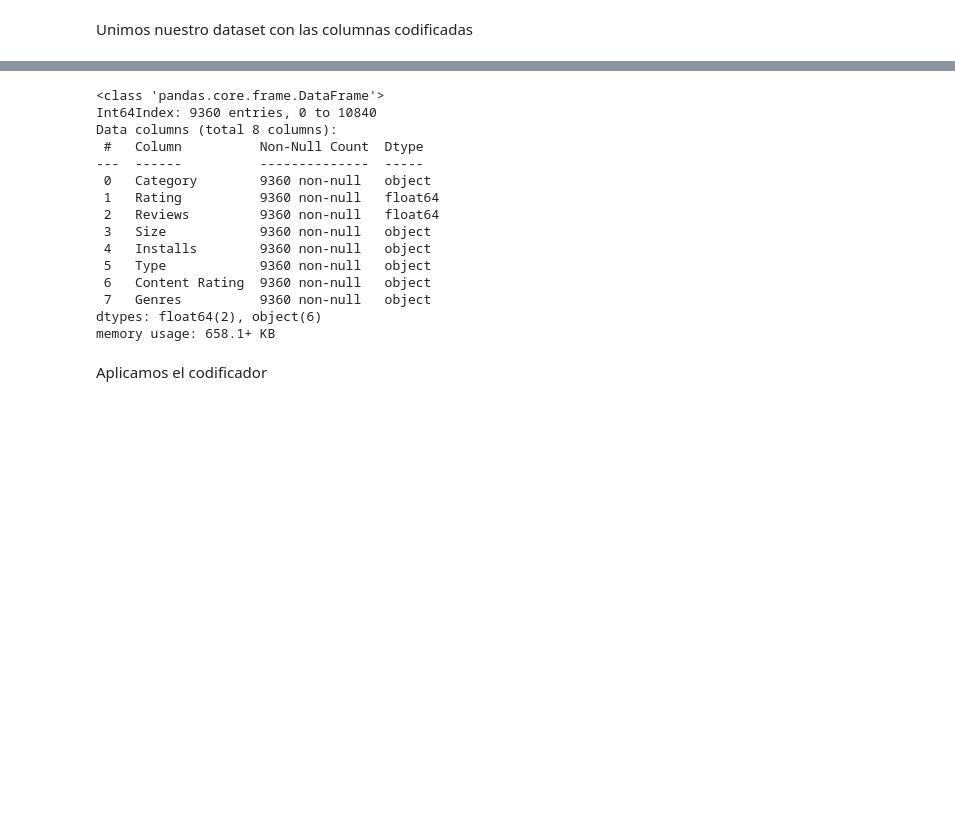
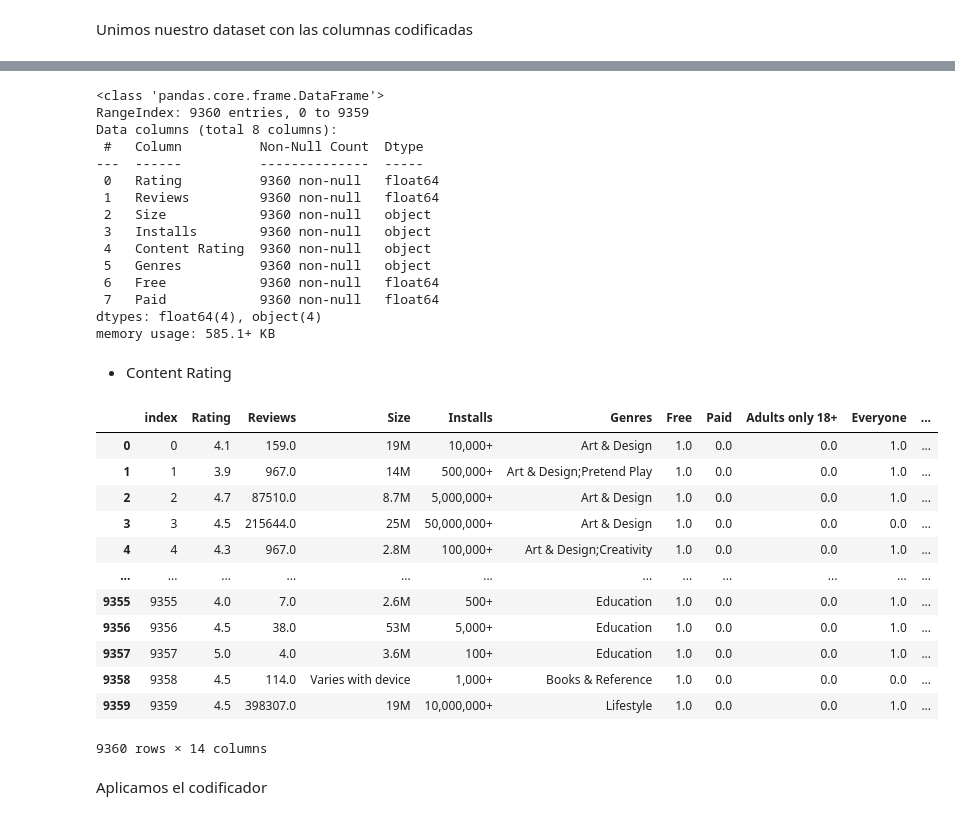
Before and after one commit to DaniPaz12/VisualStudioThings, a Jupyter notebook: IA/Notebooks CLASIFICACION Y CLUSTERING/Clasificación Google Play Store App.ipynb, the cells around one changed output, grey strips where cells are left out. Drawn from its saved outputs; the diff is of its cells as text; code cells hidden in the pictures; blank space fills up the shorter version.

Commit message:
cambios en play store

```diff
--- a/IA/Notebooks CLASIFICACION Y CLUSTERING/Clasificación Google Play Store App.ipynb
+++ b/IA/Notebooks CLASIFICACION Y CLUSTERING/Clasificación Google Play Store App.ipynb
@@ -246,0 +247,3 @@ Unimos nuestro dataset con las columnas codificadas
+# %%
+Apps_drop = Apps_drop.join(pd.DataFrame(Apps_type_1hot,columns=[cat for cat in encoder.categories_[0]])) # Unimos el dataframe de la columna codificada con el dataframe original
+Apps_drop.info()
@@ -271,22 +272,49 @@ ValueError: cannot reshape array of size 308880 into shape (9360,2)
 # %%
-Apps_drop2['Reviews'] = Apps_drop['Reviews'].astype(float) # La columna reviews ya era números por lo que solo le cambiamos el tipo de dato con astype
-Apps_drop2.info()
+Apps_drop['Reviews'] = Apps_drop['Reviews'].astype(float) # La columna reviews ya era números por lo que solo le cambiamos el tipo de dato con astype
+Apps_drop.info()
 # %% [output]
 <class 'pandas.core.frame.DataFrame'>
-Int64Index: 9360 entries, 0 to 10840
+RangeIndex: 9360 entries, 0 to 9359
 Data columns (total 8 columns):
  #   Column          Non-Null Count  Dtype
 ---  ------          --------------  -----
- 0   Category        9360 non-null   object
- 1   Rating          9360 non-null   float64
- 2   Reviews         9360 non-null   float64
- 3   Size            9360 non-null   object
- 4   Installs        9360 non-null   object
- 5   Type            9360 non-null   object
- 6   Content Rating  9360 non-null   object
- 7   Genres          9360 non-null   object
-dtypes: float64(2), object(6)
-memory usage: 658.1+ KB
+ 0   Rating          9360 non-null   float64
+ 1   Reviews         9360 non-null   float64
+ 2   Size            9360 non-null   object
+ 3   Installs        9360 non-null   object
+ 4   Content Rating  9360 non-null   object
+ 5   Genres          9360 non-null   object
+ 6   Free            9360 non-null   float64
+ 7   Paid            9360 non-null   float64
+dtypes: float64(4), object(4)
+memory usage: 585.1+ KB
+# %%
+Apps_drop2 = Apps_drop.drop(['Content Rating'], axis=1)
+# %% [markdown]
+- Content Rating
+# %%
+Apps_content = Apps_drop[ ['Content Rating'] ] # Creamos la variable con la columna 'Content Rating'
+
+Apps_content_1hot = encoder.fit_transform(Apps_content)
+
+Apps_drop2.reset_index(drop=False, inplace=True) # Permite cambiar el indice actual por un nuevo indice para evitar errores al unir el dataframe (Drop= False el indice anterior se mantiene; inplace=True el dataframe original se modifica, no se crea una copia)
+
+Apps_drop2 = Apps_drop2.join(pd.DataFrame(Apps_content_1hot,columns=[cat for cat in encoder.categories_[0]]))
+Apps_drop2
+# %% [output]
+|  | index | Rating | Reviews | Size | Installs | Genres | Free | Paid | Adults only 18+ | Everyone | ... |
+| 0 | 0 | 4.1 | 159.0 | 19M | 10,000+ | Art & Design | 1.0 | 0.0 | 0.0 | 1.0 | ... |
+| 1 | 1 | 3.9 | 967.0 | 14M | 500,000+ | Art & Design;Pretend Play | 1.0 | 0.0 | 0.0 | 1.0 | ... |
+| 2 | 2 | 4.7 | 87510.0 | 8.7M | 5,000,000+ | Art & Design | 1.0 | 0.0 | 0.0 | 1.0 | ... |
+| 3 | 3 | 4.5 | 215644.0 | 25M | 50,000,000+ | Art & Design | 1.0 | 0.0 | 0.0 | 0.0 | ... |
+| 4 | 4 | 4.3 | 967.0 | 2.8M | 100,000+ | Art & Design;Creativity | 1.0 | 0.0 | 0.0 | 1.0 | ... |
+| ... | ... | ... | ... | ... | ... | ... | ... | ... | ... | ... | ... |
+| 9355 | 9355 | 4.0 | 7.0 | 2.6M | 500+ | Education | 1.0 | 0.0 | 0.0 | 1.0 | ... |
+| 9356 | 9356 | 4.5 | 38.0 | 53M | 5,000+ | Education | 1.0 | 0.0 | 0.0 | 1.0 | ... |
+| 9357 | 9357 | 5.0 | 4.0 | 3.6M | 100+ | Education | 1.0 | 0.0 | 0.0 | 1.0 | ... |
+| 9358 | 9358 | 4.5 | 114.0 | Varies with device | 1,000+ | Books & Reference | 1.0 | 0.0 | 0.0 | 0.0 | ... |
+| 9359 | 9359 | 4.5 | 398307.0 | 19M | 10,000,000+ | Lifestyle | 1.0 | 0.0 | 0.0 | 1.0 | ... |
+9360 rows × 14 columns
 # %%
 # Apps_category = Apps_c[ ['Category'] ]
 
```
Also changed, not shown: parts of 8 cells of this notebook.
